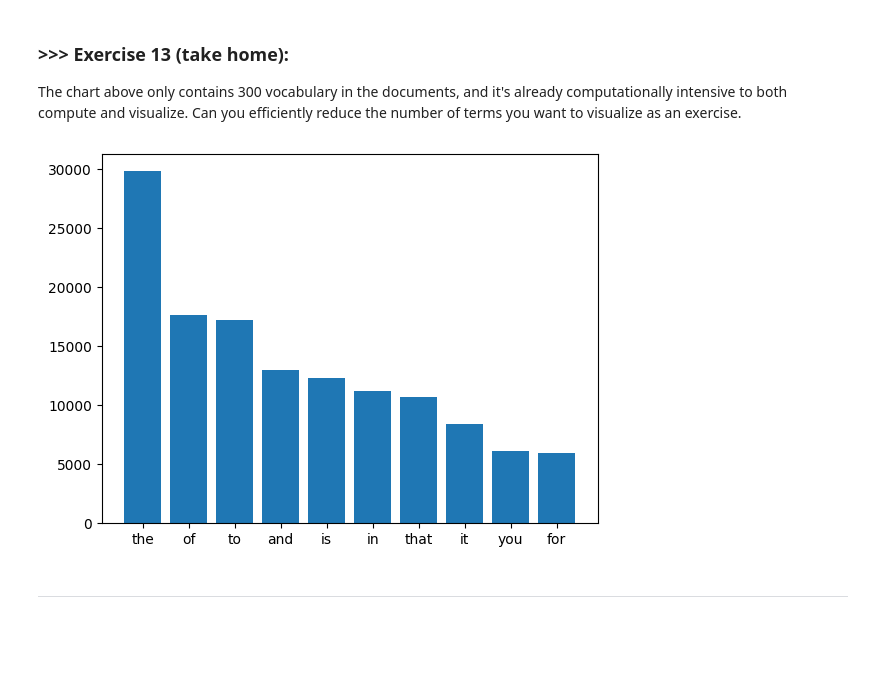
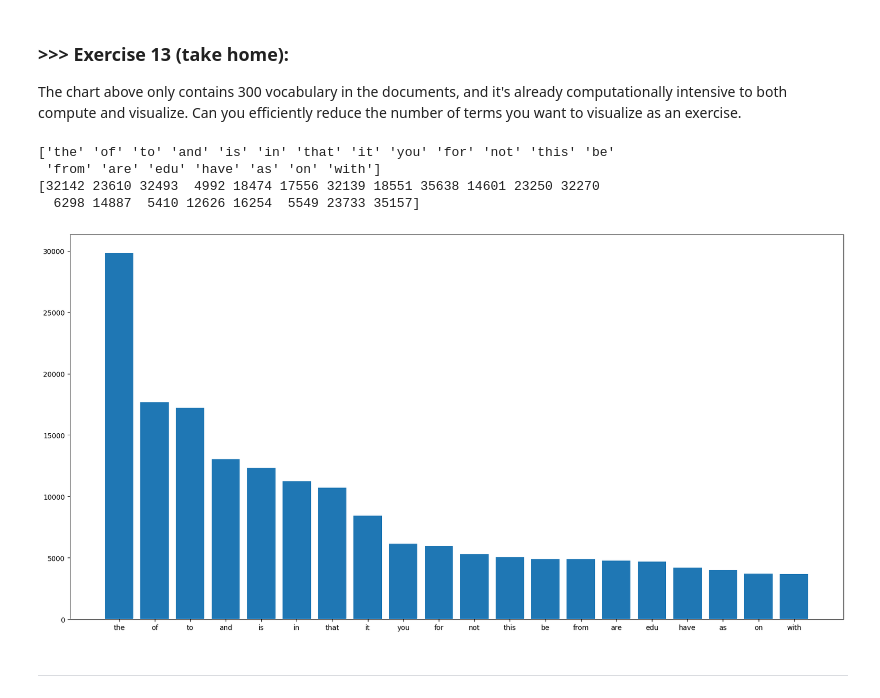
Before and after one commit to Kev-Tan/DM2025-Lab1-Exercise, a Jupyter notebook: DM2025-Lab1-Master.ipynb, the cells around one changed output. Drawn from its saved outputs; the diff is of its cells as text; code cells hidden in the pictures; blank space fills up the shorter version.

```diff
--- a/DM2025-Lab1-Master.ipynb
+++ b/DM2025-Lab1-Master.ipynb
@@ -1228,17 +1236,27 @@ The chart above only contains 300 vocabulary in the documents, and it's already
 # %%
 # Answer here
 
 #Plot top k terms, which reduces number of vocabulary to plot while masking it much clearer
 
-top_k = 10
+top_k = 20
 top_k_indices = np.argsort(term_frequencies)[::-1][:top_k]
 top_k_terms = count_vect.get_feature_names_out()[top_k_indices]
 top_k_frequencies = term_frequencies[top_k_indices]
 
+print(top_k_terms)
+print(top_k_indices)
+
+plt.figure(figsize=(20, 10))
+
 plt.bar(top_k_terms, top_k_frequencies)
+
 plt.show()
 # %% [output]
+['the' 'of' 'to' 'and' 'is' 'in' 'that' 'it' 'you' 'for' 'not' 'this' 'be'
+ 'from' 'are' 'edu' 'have' 'as' 'on' 'with']
+[32142 23610 32493  4992 18474 17556 32139 18551 35638 14601 23250 32270
+  6298 14887  5410 12626 16254  5549 23733 35157]
-[figure, old version]
+[figure, new version]
 # %% [markdown]
 ---
 # %% [markdown]
```
Also changed, not shown: parts of 9 cells of this notebook, 1 other file.
